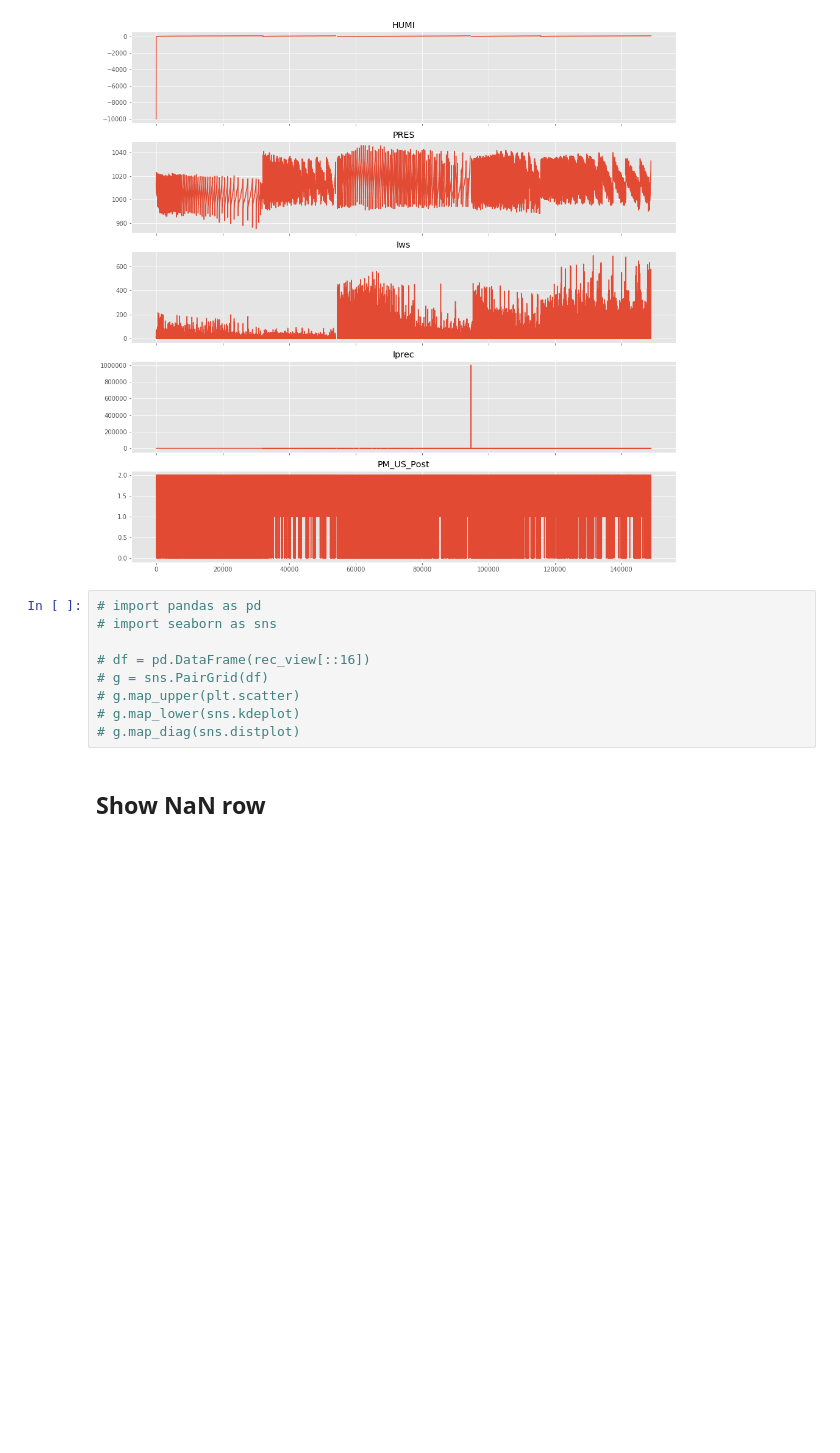
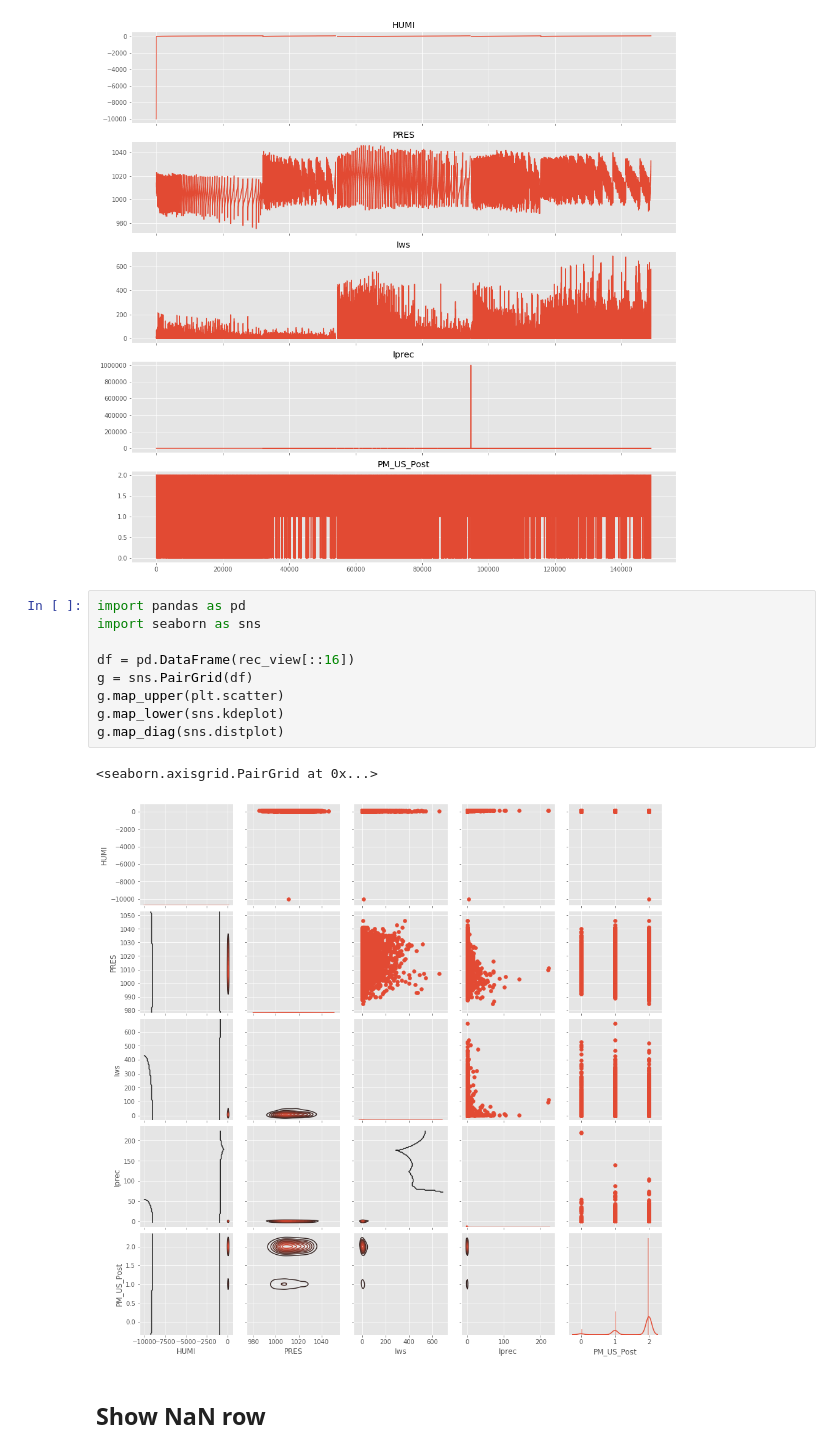
Before and after one commit to bdintu/machine-learning, a Jupyter notebook: lab3-2/lab3-2.ipynb, the cells around one changed output. Saved outputs shown, nothing was run; the diff lists cells and outputs as text; blank space fills up the shorter version.

```diff
--- a/lab3-2/lab3-2.ipynb
+++ b/lab3-2/lab3-2.ipynb
@@ -87,14 +87,17 @@ for i, col in enumerate(rec_view.dtype.names):
 # %% [output]
 [figure]
 # %%
-# import pandas as pd
-# import seaborn as sns
+import pandas as pd
+import seaborn as sns
 
-# df = pd.DataFrame(rec_view[::16])
-# g = sns.PairGrid(df)
-# g.map_upper(plt.scatter)
-# g.map_lower(sns.kdeplot)
-# g.map_diag(sns.distplot)
+df = pd.DataFrame(rec_view[::16])
+g = sns.PairGrid(df)
+g.map_upper(plt.scatter)
+g.map_lower(sns.kdeplot)
+g.map_diag(sns.distplot)
+# %% [output]
+<seaborn.axisgrid.PairGrid at 0x...>
+[figure, added]
 # %% [markdown]
 ## Show NaN row
 # %%
```
Also changed, not shown: parts of 19 cells of this notebook.
